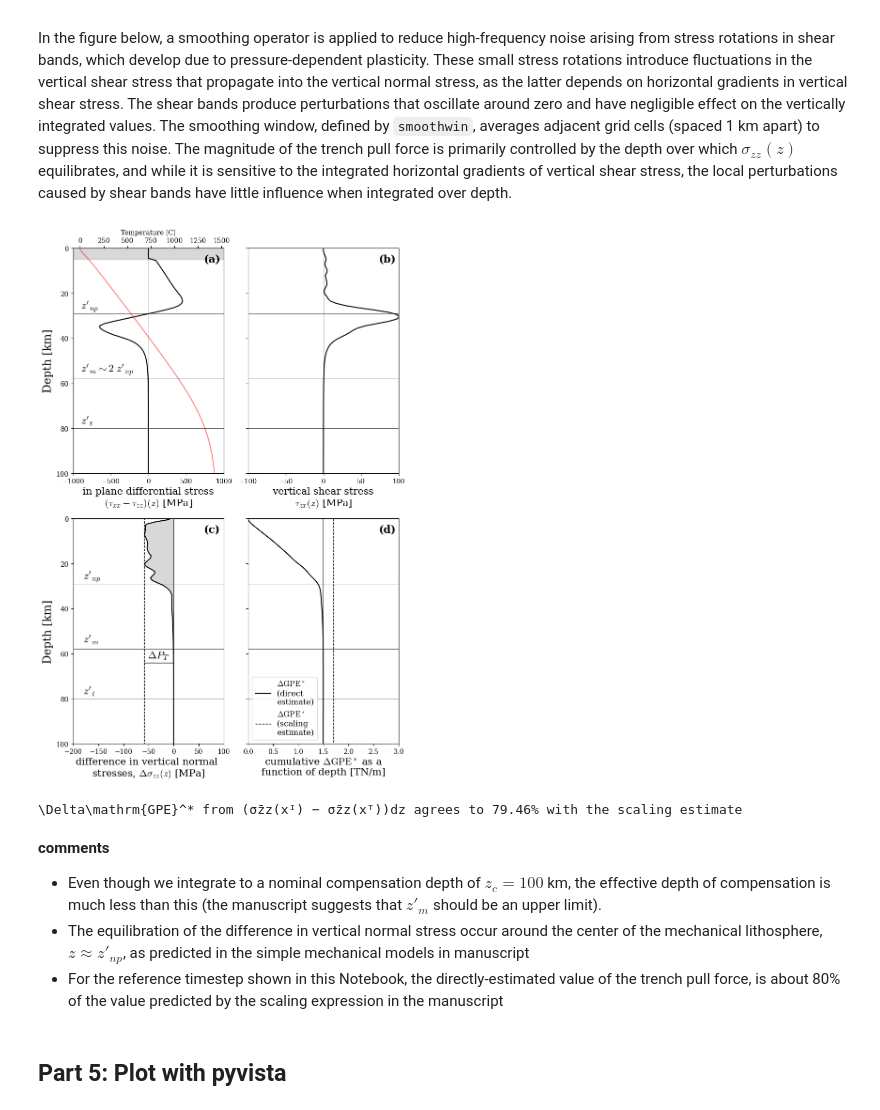
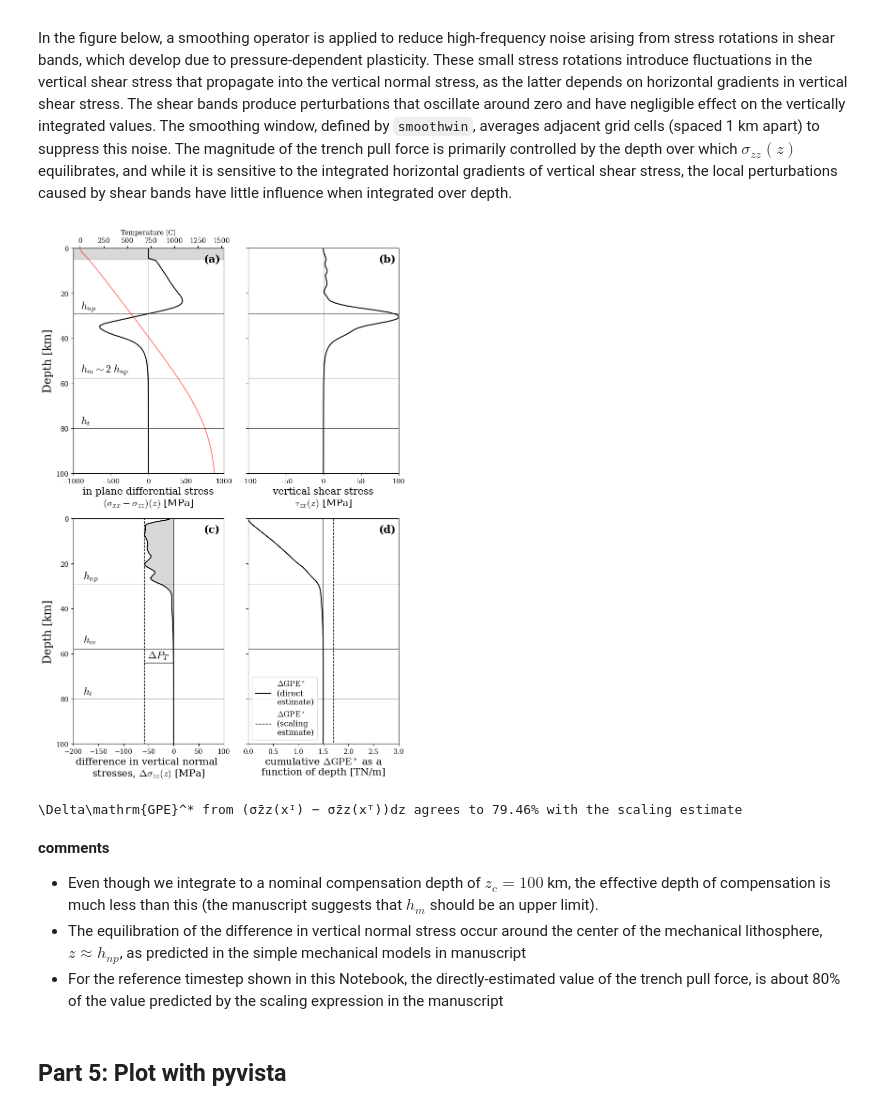
Before and after one commit to dansand/trench_pull_force, a Jupyter notebook: model_analysis/additional_figs_single_step.ipynb, the cells around one changed output. Drawn from its saved outputs; the diff is of its cells as text; code cells hidden in the pictures.

```diff
--- a/model_analysis/additional_figs_single_step.ipynb
+++ b/model_analysis/additional_figs_single_step.ipynb
@@ -576,7 +576,7 @@ ax1, ax2, ax3, ax4 = ax.flatten()
 ax1.plot(1e-6*(diff_stress_profile), 1e-3*czpts, c = 'k')
 ax1.set_xlim(-1000, 1000)
 ax1.set_ylim(100, 0)
-ax1.set_xlabel("in-plane differential stress\n" + r"$(\tau_{xx} - \tau_{zz})(z)$ [MPa]", fontsize = 15)
+ax1.set_xlabel("in-plane differential stress\n" + r"$(\sigma_{xx} - \sigma_{zz})(z)$ [MPa]", fontsize = 15)
 ax1.vlines(0, -5, 100, color='k', lw=0.5)
 ax1.hlines(1e-3*np_depth, -1000, 1000, color='k', lw=0.5)
 ax1.hlines(2e-3*np_depth, -1000, 1000, color='k', lw=0.5)
@@ -630,40 +630,40 @@ ax4.set_ylim(100, 0)
 ax4.set_xlim(0, 3)
 ax4.vlines(0, -5, 100, color='k', lw=0.5)
 ax4.vlines(-1e-12*cumulative_trapezoid(sig_zz_iso - sig_zz_trench, dx = 1e3, initial=0)[cbase_indx], -5, 100, color='k', lw=0.5)
 ax4.vlines(1e-12*gpe_est, 0, 100, color='k', lw=1, ls = '--', label = r'$\Delta \mathrm{GPE}^*$' + '\n(scaling \nestimate)')
 ax4.legend(fontsize = 12, loc = 3)
 
 
 ax4.set_xlabel(r"cumulative $\Delta\mathrm{GPE}^*$ as a" +  "\nfunction of depth [TN/m]",  fontsize = 15)
 ax4.hlines(1e-3*np_depth, -1, 5, color='k', lw=0.5)
 ax4.hlines(2e-3*np_depth, -1, 5, color='k', lw=0.5)
 ax4.hlines(80, -1, 5, color='k', lw=0.5)
 
-ax1.text(-900, 1e-3*np_depth - 2, r"$z'_{np}$",  fontsize = 16)
-ax1.text(-900, 78, r"$z'_t$",  fontsize = 16)
-ax1.text(-900, 55, r"$z'_m \sim 2\;z'_{np}$",  fontsize = 16)
+ax1.text(-900, 1e-3*np_depth - 2, r"$h_{np}$",  fontsize = 16)
+ax1.text(-900, 78, r"$h_t$",  fontsize = 16)
+ax1.text(-900, 55, r"$h_m \sim 2\;h_{np}$",  fontsize = 16)
 #ax3.text(-58, 62, r"$(\rho_m - \rho_w) g w_T$",  fontsize = 14)
 ax3.text(-52, 62, r"$\Delta P_T$",  fontsize = 16)
 
 ax3.plot([-1e-6*trench_relative_topo*delrho*g, 0], [64, 64], lw=1, c='k')
 
-ax3.text(-180, 1e-3*np_depth - 2, r"$z'_{np}$",  fontsize = 16)
-ax3.text(-180, 78, r"$z'_t$",  fontsize = 16)
-ax3.text(-180, 55, r"$z'_m$",  fontsize = 16)
+ax3.text(-180, 1e-3*np_depth - 2, r"$h_{np}$",  fontsize = 16)
+ax3.text(-180, 78, r"$h_t$",  fontsize = 16)
+ax3.text(-180, 55, r"$h_m$",  fontsize = 16)
 
 ax1.text(0.87, 0.94, '(a)', transform=ax1.transAxes, fontsize=16, fontweight='bold')
 ax2.text(0.87, 0.94, '(b)', transform=ax2.transAxes, fontsize=16, fontweight='bold')
 ax3.text(0.87, 0.94, '(c)', transform=ax3.transAxes, fontsize=16, fontweight='bold')
 ax4.text(0.87, 0.94, '(d)', transform=ax4.transAxes, fontsize=16, fontweight='bold')
 
 #g
 
 plt.tight_layout()
 plt.show()
 
 fig.savefig('./figures/profiles.png', dpi=100, facecolor='white', bbox_inches='tight')
 # %% [output]
-[figure, old version]
+[figure, new version]
 # %%
 # ---------------------------------------------------------------------
 # Δσ̄zz = (σ̄zz(xI) − σ̄zz(xT)) dz  →  \Delta\mathrm{GPE}^* contrast between isostatic and trench columns
@@ -688,8 +688,8 @@ print(f"\\Delta\\mathrm{{GPE}}^* from (σ̄zz(xᴵ) − σ̄zz(xᵀ))dz agrees t
 # %% [markdown]
 **comments**
 
-* Even though we integrate to a nominal compensation depth of $z_c = 100$ km, the effective depth of compensation is much less than this (the manuscript suggests that $z'_m$ should be an upper limit).
-* The equilibration of the difference in vertical normal stress occur around the center of the mechanical lithosphere, $z \approx z'_{np}$, as predicted in the simple mechanical models in manuscript
+* Even though we integrate to a nominal compensation depth of $z_c = 100$ km, the effective depth of compensation is much less than this (the manuscript suggests that $h_m$ should be an upper limit).
+* The equilibration of the difference in vertical normal stress occur around the center of the mechanical lithosphere, $z \approx h_{np}$, as predicted in the simple mechanical models in manuscript
 * For the reference timestep shown in this Notebook, the directly-estimated value of the trench pull force, is about 80% of the value predicted by the scaling expression in the manuscript
 # %% [markdown]
 ## Part 5: Plot with pyvista
```
Also changed, not shown: parts of 7 cells of this notebook, 4 other files.
